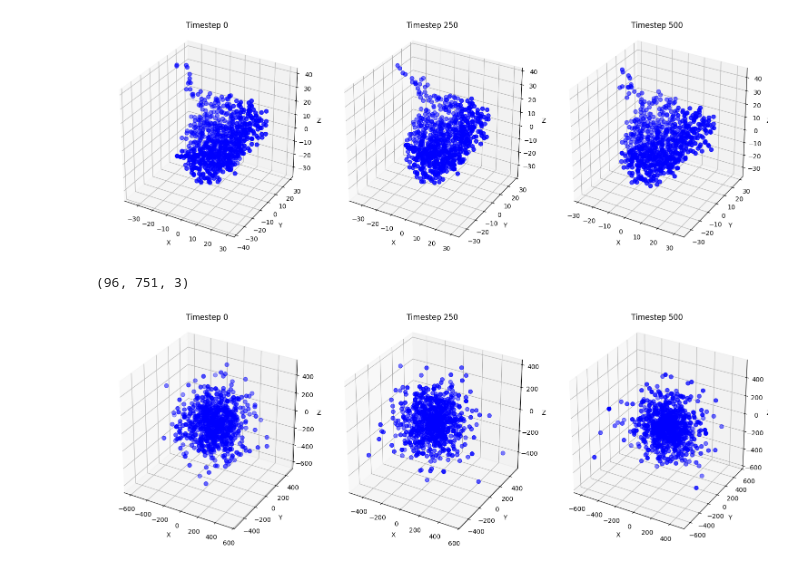
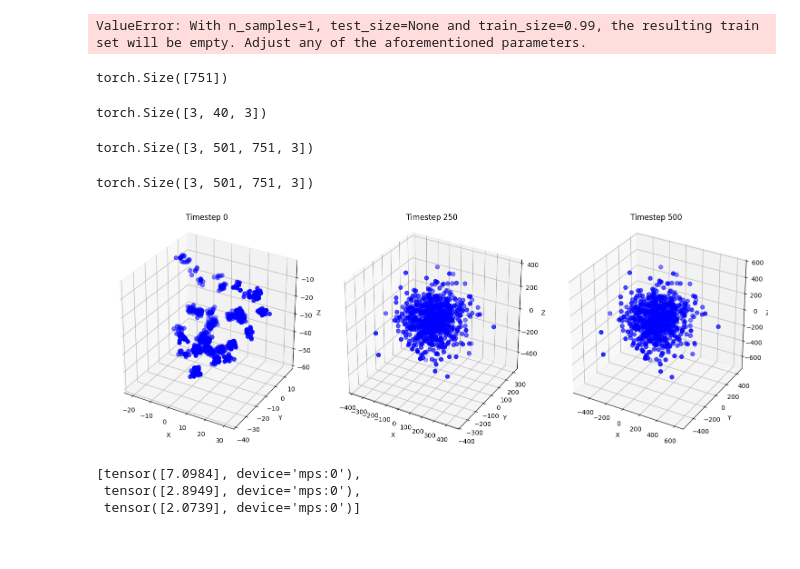
Before and after one commit to ipejonathan/LLNLMLBackmapping, a Jupyter notebook: inference_test.ipynb, the cells around one changed output. Cells and saved outputs as stored; diff of their text form; code cells hidden in the pictures.

```diff
--- a/inference_test.ipynb
+++ b/inference_test.ipynb
@@ -138,16 +168,25 @@ datamodule = UCG2CGDataModule(
 # %%
+from tqdm import tqdm
+
 datamodule.setup()
 val_loader = datamodule.val_dataloader()
-batch = next(iter(loader))
+batch = next(iter(val_loader))
 
 noise_net.eval()
 device = torch.device("mps" if torch.backends.mps.is_available() else "cpu")
 
-
-ucg_pos = batch["ucg_pos"].to(device)  # shape: (B, N, 3)
+pred_cg_disp = []
+# ucg_pos = []
+# for batch in tqdm(val_loader):
+ucg_pos = batch['ucg_pos'].to(device)  # shape: (B, N, 3)
+print(ucg_pos.shape)
+# ucg_pos.append(batch.to(device))
+noise_net = noise_net.to(device)
 # cg_disp = batch["cg_disp"].numpy()    # shape: (B, N, 3)
 
 with torch.no_grad():
-    pred_cg_disp = noise_net.generate(ucg_pos, 100)
+    pred_cg_disp.append(noise_net.generate(ucg_pos, 500))
 
-pred_cg_disp = pred_cg_disp[:,-1,:,:]
+# pred_cg_disp = pred_cg_disp[:,-1,:,:]
+# %% [output]
+ValueError: With n_samples=1, test_size=None and train_size=0.99, the resulting train set will be empty. Adjust any of the aforementioned parameters.
@@ -158,15 +193,47 @@ pred_cg_pos = ucg_pos[:, batch['scatter_idx'][0,:], :] + pred_cg_disp
+# %%
+noise_net.scatter_idx.shape
+# %% [output]
+torch.Size([751])
+# %%
+# ucg_pos = torch.cat(ucg_pos)
+ucg_pos.shape
+# %% [output]
+torch.Size([3, 40, 3])
+# %%
+pred_cg_disp = torch.cat(pred_cg_disp)
+pred_cg_disp.shape
+# %% [output]
+torch.Size([3, 501, 751, 3])
+# %%
+B, T, N, D = pred_cg_disp.shape
+scatter_idx = noise_net.scatter_idx.to(ucg_pos.device).contiguous()
+scatter_idx = scatter_idx.unsqueeze(0).expand(B, -1).contiguous()
+ucg_scattered = torch.gather(ucg_pos, dim=1, index=scatter_idx.unsqueeze(-1).expand(-1, -1, 3).contiguous())
+ucg_scattered = ucg_scattered.unsqueeze(1).expand(-1, T, -1, -1)
+pred_cg_pos = ucg_scattered + pred_cg_disp
+# %%
+pred_cg_pos.shape
+# %% [output]
+torch.Size([3, 501, 751, 3])
 # %%
 # data = np.load("pred-cg-500.npy")
 # print(data.shape)
-samples = [pred_cg_pos[0,:,:].cpu(), pred_cg_pos[1,:,:].cpu(), pred_cg_pos[2,:,:].cpu()]
+samples = [pred_cg_pos[1, 0, :,:].cpu(), pred_cg_pos[1, 250, :,:].cpu(), pred_cg_pos[1, 500,:,:].cpu()]
 plot_diffusion_samples(samples)
 # %% [output]
-[figure, old version]
+[figure, new version]
+# %%
+from utils.datautils import DataUtils
+cg_pos = batch['cg_pos'][0].to(device)
+
+rmsds = [DataUtils.rmsd_torch(pred_cg_pos[0,0,:,:].unsqueeze(dim=0), cg_pos.unsqueeze(dim=0)), DataUtils.rmsd_torch(pred_cg_pos[0,250,:,:].unsqueeze(dim=0), cg_pos.unsqueeze(dim=0)), DataUtils.rmsd_torch(pred_cg_pos[0,500,:,:].unsqueeze(dim=0), cg_pos.unsqueeze(dim=0))]
+rmsds
+# %% [output]
+[tensor([7.0984], device='mps:0'),
+ tensor([2.8949], device='mps:0'),
+ tensor([2.0739], device='mps:0')]
 # %%
 data = np.load("pred-cg-500.npy")
 print(data.shape)
-samples = [data[0], data[77], data[95]]
+samples = [data[0][0], data[77][0], data[95][0]]
 plot_diffusion_samples(samples)
-# %% [output]
-(96, 751, 3)
-[figure, removed]
```
Also changed, not shown: parts of 16 cells of this notebook.
